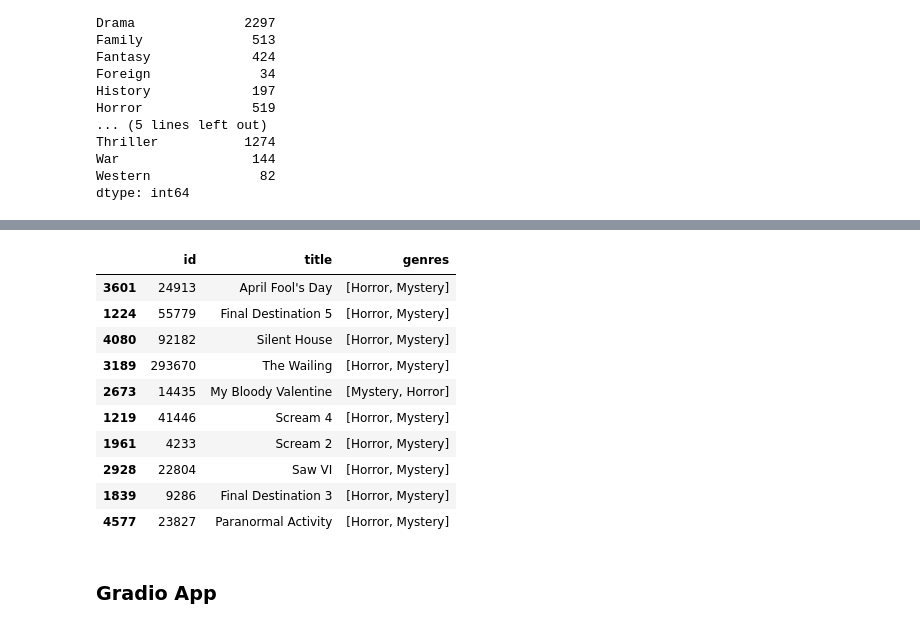
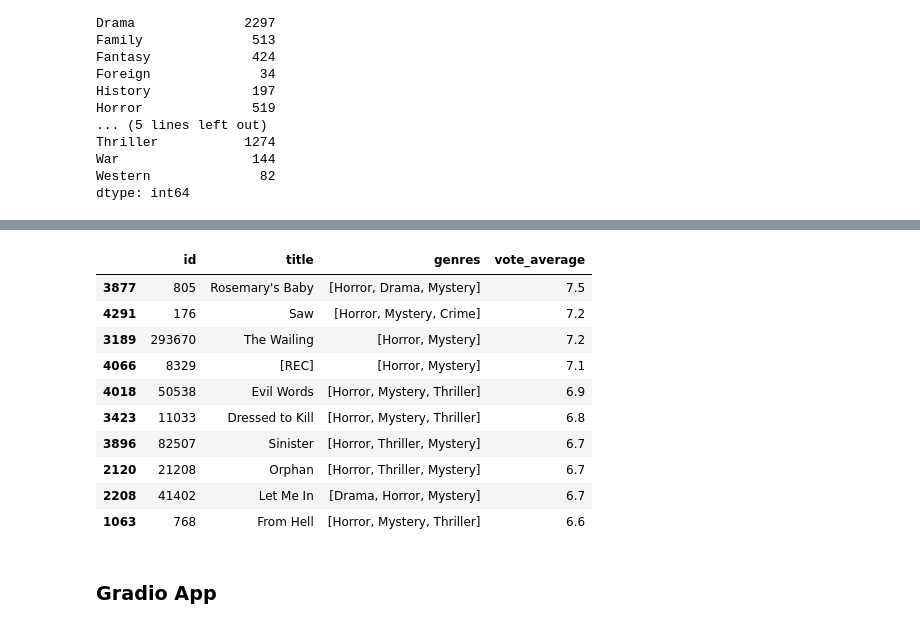
Before and after one commit to jjoenasr/ml-projects, a Jupyter notebook: FNN/Recommender/MovieRecommender-ContentBasedFiltering.ipynb, the cells around one changed output, grey strips where cells are left out. Drawn from its saved outputs; the diff is of its cells as text; code cells hidden in the pictures.

```diff
--- a/FNN/Recommender/MovieRecommender-ContentBasedFiltering.ipynb
+++ b/FNN/Recommender/MovieRecommender-ContentBasedFiltering.ipynb
@@ -267,7 +267,7 @@ import json
 from sklearn.metrics.pairwise import cosine_similarity
 # %%
 df = pd.read_csv('../../datasets/tmdb_5000_movies.csv',)
-df = df[['id','title','genres']]
+df = df[['id','title','genres', 'vote_average']]
 
 def extract_genres(genre_json):
     # Parse the JSON string into a list
@@ -346,0 +337,4 @@ fig.show()
+# %%
+genres = genres_one_hot.columns.tolist()
+for idx, genre in enumerate(genres):
+    print(idx, genre)
@@ -347,29 +362,38 @@ fig.show()
+# %%
+def sparse_indices_to_dense(indices: list[int], dim: int) -> list[int]:
+    dense = [0] * dim
+    for idx in indices:
+        dense[idx] = 1
+    return dense
 # %%
-# user likes horror and mystery
-user_genre_vector = np.array([0, 0, 0, 0, 0, 0, 0, 0, 0, 0, 0, 1, 0, 1, 0, 0, 0, 0, 0, 0])
-
-movie_genre_vectors = genres_one_hot.values
+# user likes horror (11) and mystery (13)
+num_genres = genres_one_hot.shape[1]
+user_genre_vector = sparse_indices_to_dense([11, 13], num_genres)
 
 # Compute similarity with each movie genre vector
+movie_genre_vectors = genres_one_hot.values
 similarity_scores = cosine_similarity([user_genre_vector], movie_genre_vectors)
 
-# Sort movies by similarity score
-recommended_movie_indices = similarity_scores[0].argsort()[::-1]
+# Sort movies by similarity score and keep the top n
+top_n = 50
+recommended_movie_indices = similarity_scores[0].argsort()[::-1][:top_n]
+top_candidates = df.iloc[recommended_movie_indices]
 
-top_movies = df.iloc[recommended_movie_indices[:10], :]
+# Sort results by vote average
+top_movies = top_candidates.sort_values(by="vote_average", ascending=False).head(10)
 top_movies
 # %% [output]
-|  | id | title | genres |
-| 3601 | 24913 | April Fool's Day | [Horror, Mystery] |
-| 1224 | 55779 | Final Destination 5 | [Horror, Mystery] |
-| 4080 | 92182 | Silent House | [Horror, Mystery] |
-| 3189 | 293670 | The Wailing | [Horror, Mystery] |
-| 2673 | 14435 | My Bloody Valentine | [Mystery, Horror] |
-| 1219 | 41446 | Scream 4 | [Horror, Mystery] |
-| 1961 | 4233 | Scream 2 | [Horror, Mystery] |
-| 2928 | 22804 | Saw VI | [Horror, Mystery] |
-| 1839 | 9286 | Final Destination 3 | [Horror, Mystery] |
-| 4577 | 23827 | Paranormal Activity | [Horror, Mystery] |
+|  | id | title | genres | vote_average |
+| 3877 | 805 | Rosemary's Baby | [Horror, Drama, Mystery] | 7.5 |
+| 4291 | 176 | Saw | [Horror, Mystery, Crime] | 7.2 |
+| 3189 | 293670 | The Wailing | [Horror, Mystery] | 7.2 |
+| 4066 | 8329 | [REC] | [Horror, Mystery] | 7.1 |
+| 4018 | 50538 | Evil Words | [Horror, Mystery, Thriller] | 6.9 |
+| 3423 | 11033 | Dressed to Kill | [Horror, Mystery, Thriller] | 6.8 |
+| 3896 | 82507 | Sinister | [Horror, Thriller, Mystery] | 6.7 |
+| 2120 | 21208 | Orphan | [Horror, Thriller, Mystery] | 6.7 |
+| 2208 | 41402 | Let Me In | [Drama, Horror, Mystery] | 6.7 |
+| 1063 | 768 | From Hell | [Horror, Mystery, Thriller] | 6.6 |
 # %% [markdown]
 ### Gradio App
 # %%
```
Also changed, not shown: parts of 8 cells of this notebook, 2 other files.
